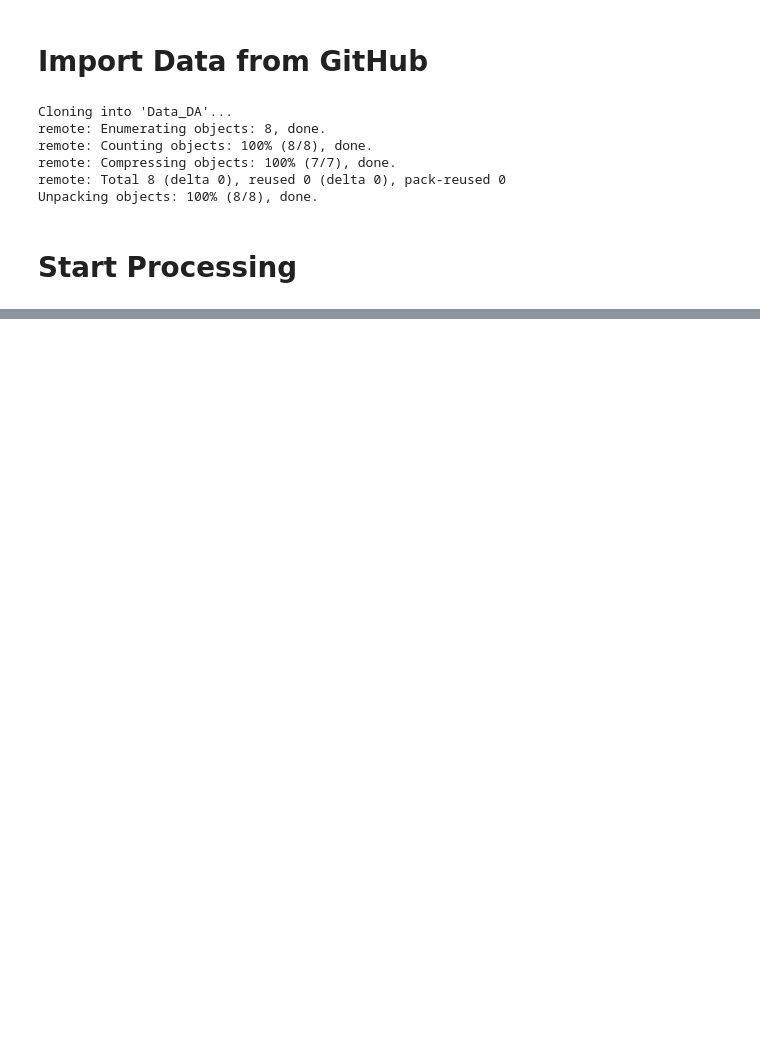
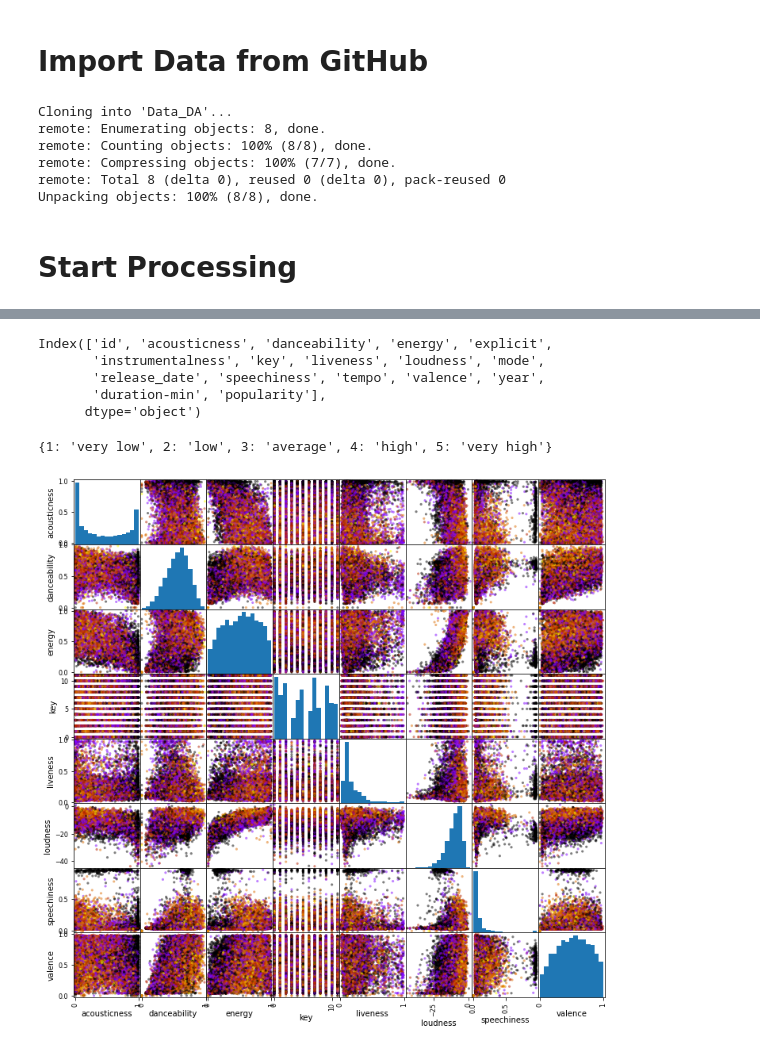
Before and after one commit to sumandutta8877/DATA-Analytics, a Jupyter notebook: DA_2021.ipynb, the cells around one changed output, grey strips where cells are left out. Drawn from its saved outputs; the diff is of its cells as text; code cells hidden in the pictures; blank space fills up the shorter version.

```diff
--- a/DA_2021.ipynb
+++ b/DA_2021.ipynb
@@ -65,0 +24,8 @@ print(df2)
+# %%
+df1.columns
+# %% [output]
+Index(['id', 'acousticness', 'danceability', 'energy', 'explicit',
+       'instrumentalness', 'key', 'liveness', 'loudness', 'mode',
+       'release_date', 'speechiness', 'tempo', 'valence', 'year',
+       'duration-min', 'popularity'],
+      dtype='object')
@@ -65,0 +36,11 @@ print(df2)
+# %%
+labels = dict(zip([1,2,3,4,5],df1['popularity'].unique()))
+labels
+# %% [output]
+{1: 'very low', 2: 'low', 3: 'average', 4: 'high', 5: 'very high'}
+# %%
+df1.loc[(df1['popularity']=='very low'), 'label'] = 1
+df1.loc[(df1['popularity']=='low'), 'label'] = 2
+df1.loc[(df1['popularity']=='average'), 'label'] = 3
+df1.loc[(df1['popularity']=='high'), 'label'] = 4
+df1.loc[(df1['popularity']=='very high'), 'label'] = 5
@@ -65,0 +49,10 @@ print(df2)
+# %%
+
+features1 = ['acousticness', 'danceability', 'energy', 'explicit','key', 'liveness', 'loudness', 'speechiness', 'valence']
+X_train = df1[features1]
+y_train = df1['label']
+
+cmap = cm.get_cmap('gnuplot')
+scatter = pd.plotting.scatter_matrix(X_train,c=y_train,s=40,hist_kwds={'bins':15},figsize=(12,12),cmap=cmap)
+# %% [output]
+[figure, added]
```
Also changed, not shown: parts of 6 cells of this notebook.
